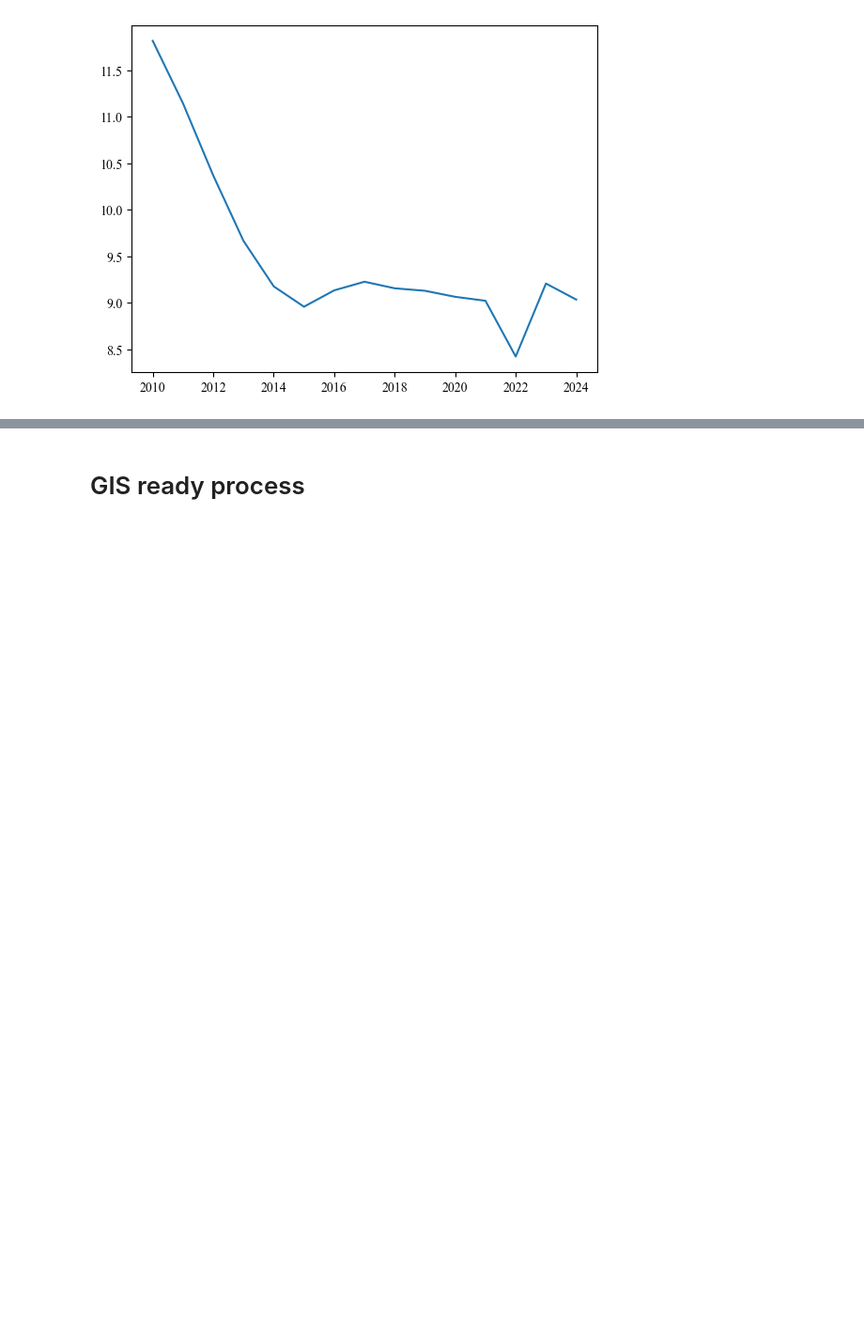
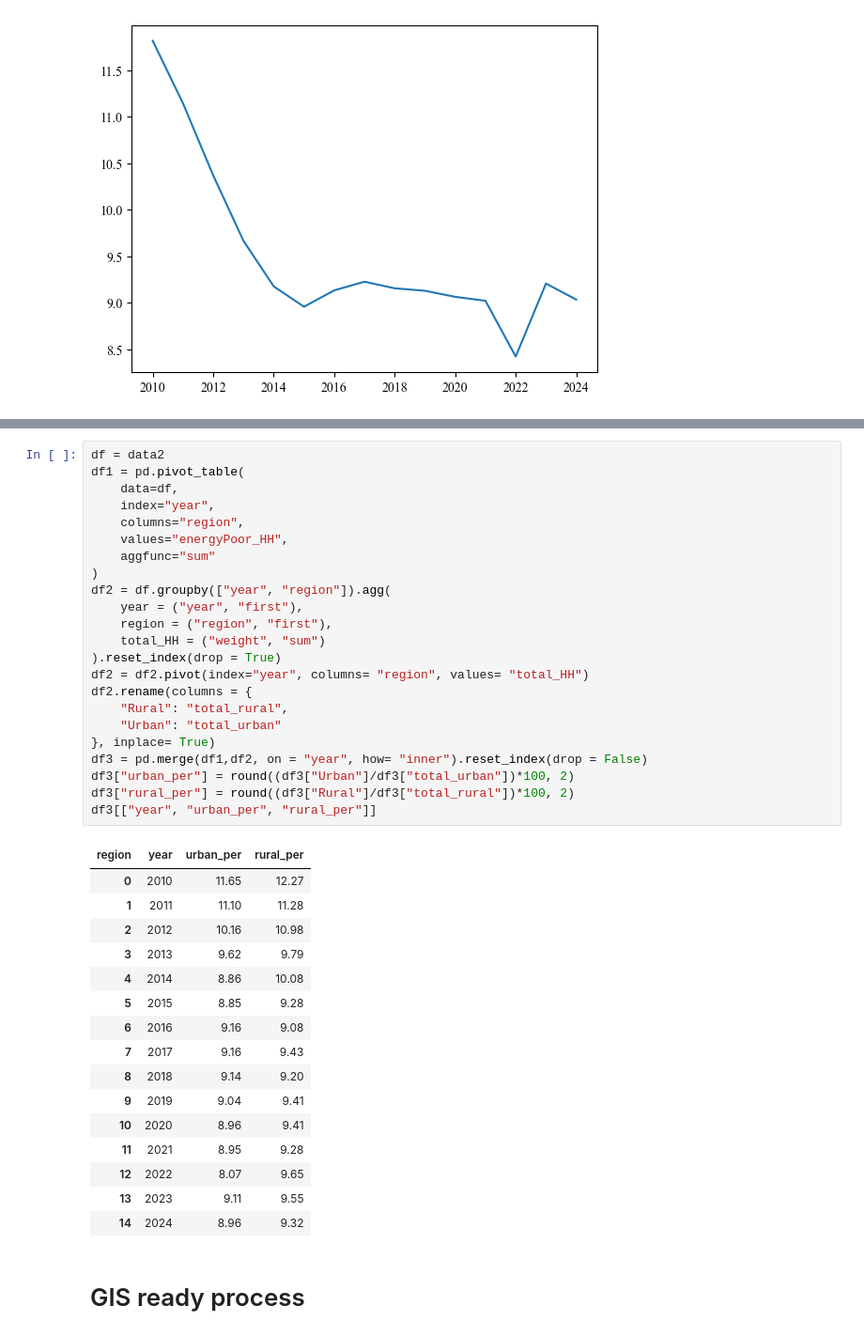
Before and after one commit to sinanarimani/energy-poverty, a Jupyter notebook: evaluation.ipynb, the cells around one changed output, grey strips where cells are left out. Shown at 94% size. Cells and saved outputs as stored; diff of their text form; blank space fills up the shorter version.

```diff
--- a/evaluation.ipynb
+++ b/evaluation.ipynb
@@ -1419,3 +1374,43 @@ In 2024, the population is 28074391.0 and is the sum of population in both datas
+# %%
+df = data2
+df1 = pd.pivot_table(
+    data=df,
+    index="year",
+    columns="region",
+    values="energyPoor_HH",
+    aggfunc="sum"
+)
+df2 = df.groupby(["year", "region"]).agg(
+    year = ("year", "first"),
+    region = ("region", "first"),
+    total_HH = ("weight", "sum")
+).reset_index(drop = True)
+df2 = df2.pivot(index="year", columns= "region", values= "total_HH")
+df2.rename(columns = {
+    "Rural": "total_rural",
+    "Urban": "total_urban"
+}, inplace= True)
+df3 = pd.merge(df1,df2, on = "year", how= "inner").reset_index(drop = False)
+df3["urban_per"] = round((df3["Urban"]/df3["total_urban"])*100, 2)
+df3["rural_per"] = round((df3["Rural"]/df3["total_rural"])*100, 2)
+df3[["year", "urban_per", "rural_per"]]
+# %% [output]
+| region | year | urban_per | rural_per |
+| 0 | 2010 | 11.65 | 12.27 |
+| 1 | 2011 | 11.10 | 11.28 |
+| 2 | 2012 | 10.16 | 10.98 |
+| 3 | 2013 | 9.62 | 9.79 |
+| 4 | 2014 | 8.86 | 10.08 |
+| 5 | 2015 | 8.85 | 9.28 |
+| 6 | 2016 | 9.16 | 9.08 |
+| 7 | 2017 | 9.16 | 9.43 |
+| 8 | 2018 | 9.14 | 9.20 |
+| 9 | 2019 | 9.04 | 9.41 |
+| 10 | 2020 | 8.96 | 9.41 |
+| 11 | 2021 | 8.95 | 9.28 |
+| 12 | 2022 | 8.07 | 9.65 |
+| 13 | 2023 | 9.11 | 9.55 |
+| 14 | 2024 | 8.96 | 9.32 |
 # %% [markdown]
 # GIS ready process
 # %%
```
Also changed, not shown: parts of 17 cells of this notebook.
